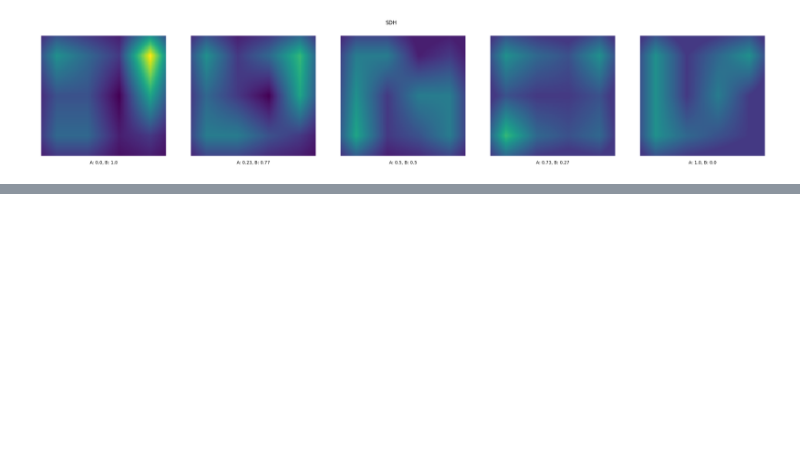
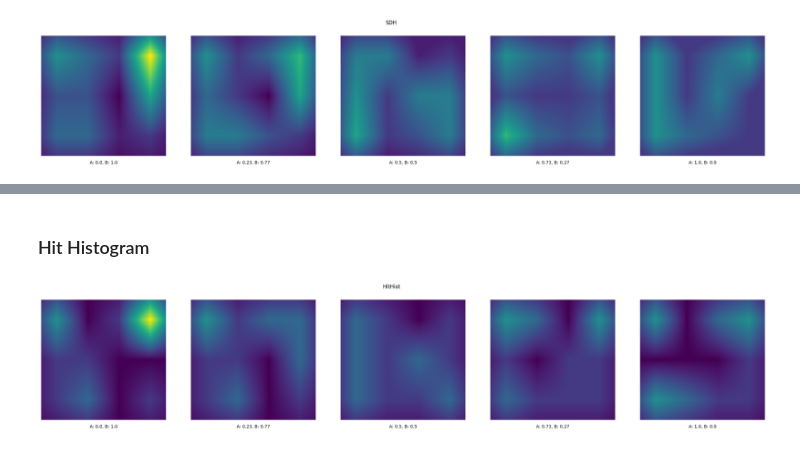
Before and after one commit to Znerual/AlignedSOM, a Jupyter notebook: notebooks/AlignedSOM_implementation_details.ipynb, the cells around one changed output, grey strips where cells are left out. Drawn from its saved outputs; the diff is of its cells as text; code cells hidden in the pictures; blank space fills up the shorter version.

```diff
--- a/notebooks/AlignedSOM_implementation_details.ipynb
+++ b/notebooks/AlignedSOM_implementation_details.ipynb
@@ -129,0 +499,10 @@ fig.savefig('animals_dataset_exmple')
+# %% [markdown]
+### Hit Histogram
+# %%
+fig = plot_aligned_som(
+    asom, data,
+    visualization_function=HitHist,
+    num_plots=5,
+    upscaling_factor=100)
+# %% [output]
+[figure, added]
```
Also changed, not shown: parts of 14 cells of this notebook.
